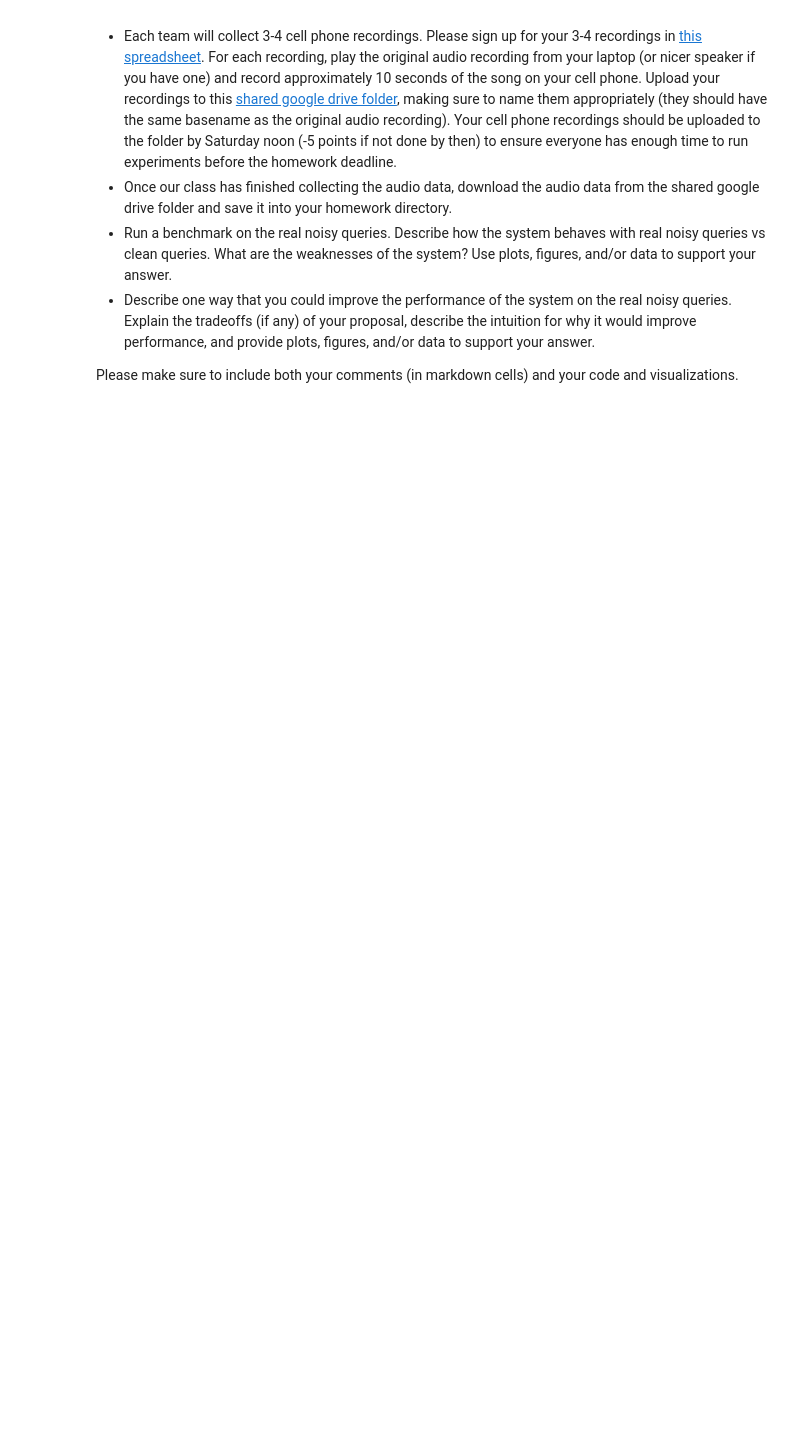
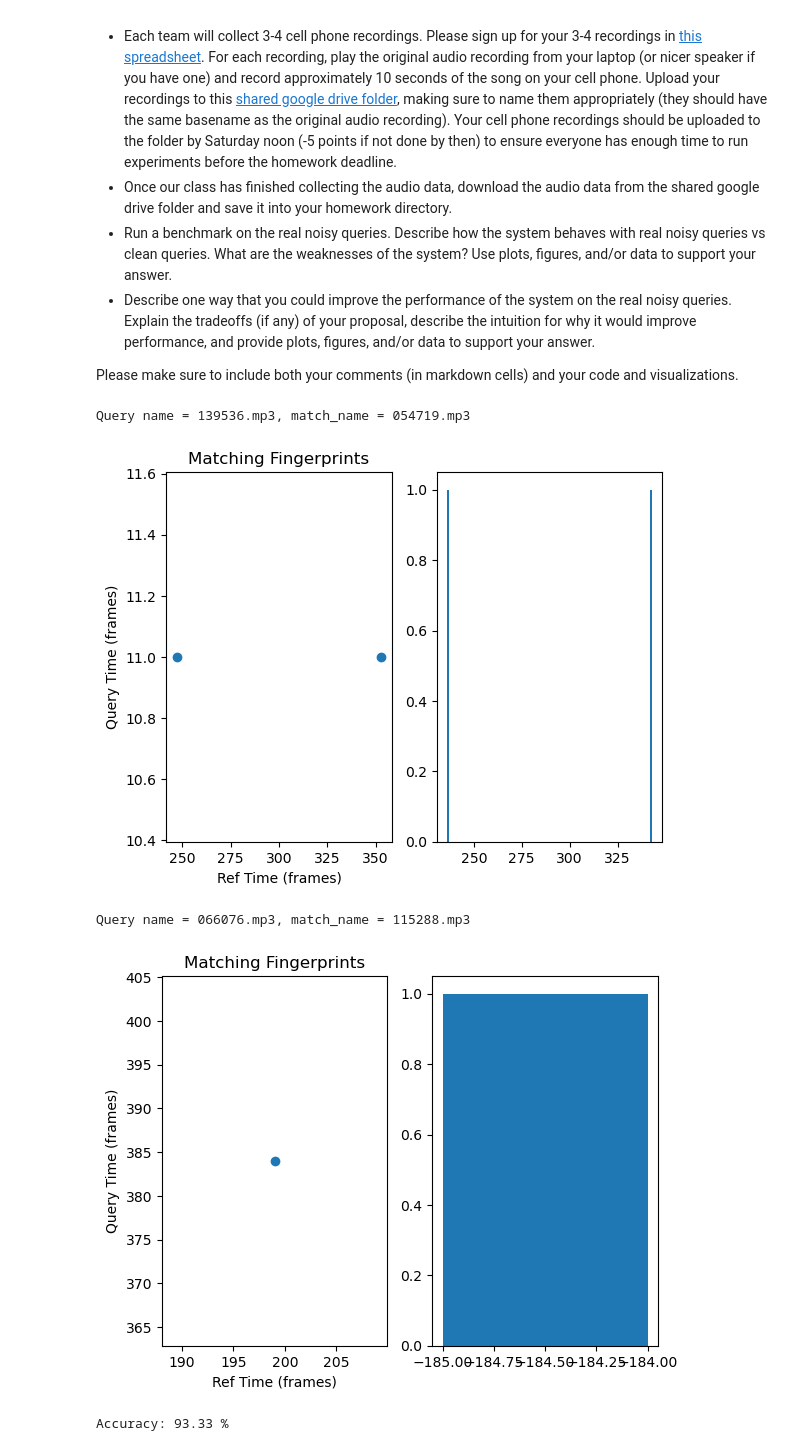
Before and after one commit to diego2317/E207_hw3, a Jupyter notebook: hw3.ipynb, the cells around one changed output. Drawn from its saved outputs; the diff is of its cells as text; code cells hidden in the pictures; blank space fills up the shorter version.

```diff
--- a/hw3.ipynb
+++ b/hw3.ipynb
@@ -633,9 +633,13 @@ def runBenchmark(query_dir, ref_dir, db):
     for q in query_files:
         full_path = os.path.join(query_dir, q)
         song = os.path.basename(q)
+
         best_match = findBestMatch(full_path, db, ref_dir)
         if best_match == song:
             accuracy += 1
+        else:
+            print(f"Query name = {song}, match_name = {best_match}\n")
+            getMatchScore(extractFingerprints(full_path),db,best_match,visualize=True)
     accuracy = accuracy / len(query_files)
     ### END CODE BLOCK ###
 
@@ -697,3 +701,10 @@ In this part, you will do the following:
 Please make sure to include both your comments (in markdown cells) and your code and visualizations.
 # %%
 ### INSERT CODE AND MARKDOWN CELLS BELOW ###
+runBenchmark('class_queries', ref_dir, db)
+# %% [output]
+Query name = 139536.mp3, match_name = 054719.mp3
+[figure, added]
+Query name = 066076.mp3, match_name = 115288.mp3
+[figure, added]
+Accuracy: 93.33 %
```
Also changed, not shown: parts of 1 cell of this notebook, 30 other files.
